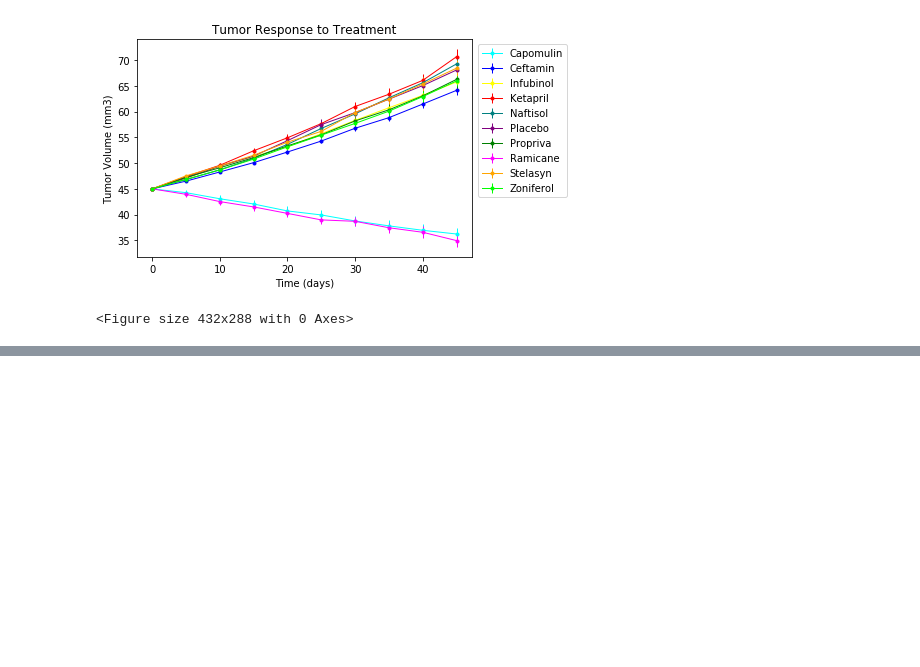
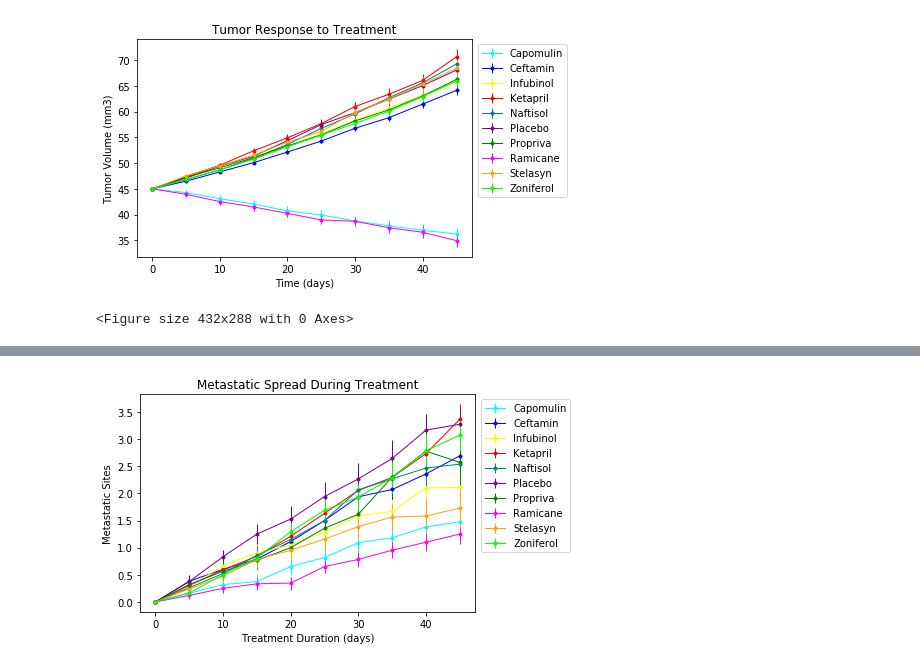
Before and after one commit to michellebrucato/Matplotlib_Challenge, a Jupyter notebook: Pymaceuticals/Pymaceuticals_Brucato.ipynb, the cells around one changed output, grey strips where cells are left out. Cells and saved outputs as stored; diff of their text form; code cells hidden in the pictures; blank space fills up the shorter version.

Commit message:
plot findings from metastatic spread over the treatment dataframe. Save plot image as Metastatic Spread.

```diff
--- a/Pymaceuticals/Pymaceuticals_Brucato.ipynb
+++ b/Pymaceuticals/Pymaceuticals_Brucato.ipynb
@@ -127,0 +130,9 @@ plt.savefig("Tumor_Response.png")
+# %%
+# Store the Mean Met. Site Data Grouped by Drug and Timepoint
+# Convert to DataFrame
+
+met_mean = merged_df.groupby(["Drug", "Timepoint"])["Metastatic Sites"].mean()
+met_mean_df = pd.DataFrame({"Metastatic Sites": met_mean}).reset_index()
+
+met_mean_df2 = met_mean_df.pivot(index="Timepoint", columns="Drug")["Metastatic Sites"]
+met_mean_df2
@@ -127,0 +152,9 @@ plt.savefig("Tumor_Response.png")
+# %%
+# Store the Standard Error associated with Met. Sites Grouped by Drug and Timepoint
+# Convert to DataFrame
+
+met_sem = merged_df.groupby(["Drug", "Timepoint"])["Metastatic Sites"].sem()
+met_sem_df = pd.DataFrame({"Metastatic Sites": met_sem}).reset_index()
+
+met_sem_df2 = met_sem_df.pivot(index="Timepoint", columns="Drug")["Metastatic Sites"]
+met_sem_df2
@@ -128,3 +174,35 @@ plt.savefig("Tumor_Response.png")
+# %%
+# Generate the Plot (with Error Bars)
+
+plt.errorbar(met_mean_df2.index, met_mean_df2["Capomulin"], yerr=met_sem_df2["Capomulin"],
+             color="cyan", linewidth=1, marker="o", markersize=3, label="Capomulin")
+plt.errorbar(met_mean_df2.index, met_mean_df2["Ceftamin"], yerr=met_sem_df2["Ceftamin"],
+             color="b", linewidth=1, marker="o", markersize=3, label="Ceftamin")
+plt.errorbar(met_mean_df2.index, met_mean_df2["Infubinol"], yerr=met_sem_df2["Infubinol"],
+             color="yellow", linewidth=1, marker="o", markersize=3, label="Infubinol")
+plt.errorbar(met_mean_df2.index, met_mean_df2["Ketapril"], yerr=met_sem_df2["Ketapril"],
+             color="r", linewidth=1, marker="o", markersize=3, label="Ketapril")
+plt.errorbar(met_mean_df2.index, met_mean_df2["Naftisol"], yerr=met_sem_df2["Naftisol"],
+             color="teal", linewidth=1, marker="o", markersize=3, label="Naftisol")
+plt.errorbar(met_mean_df2.index, met_mean_df2["Placebo"], yerr=met_sem_df2["Placebo"],
+             color="purple", linewidth=1, marker="o", markersize=3, label="Placebo")
+plt.errorbar(met_mean_df2.index, met_mean_df2["Propriva"], yerr=met_sem_df2["Propriva"],
+             color="g", linewidth=1, marker="o", markersize=3, label="Propriva")
+plt.errorbar(met_mean_df2.index, met_mean_df2["Ramicane"], yerr=met_sem_df2["Ramicane"],
+             color="magenta", linewidth=1, marker="o", markersize=3, label="Ramicane")
+plt.errorbar(met_mean_df2.index, met_mean_df2["Stelasyn"], yerr=met_sem_df2["Stelasyn"],
+             color="orange", linewidth=1, marker="o", markersize=3, label="Stelasyn")
+plt.errorbar(met_mean_df2.index, met_mean_df2["Zoniferol"], yerr=met_sem_df2["Zoniferol"],
+             color="lime", linewidth=1, marker="o", markersize=3, label="Zoniferol")
+
+plt.title("Metastatic Spread During Treatment")
+plt.xlabel("Treatment Duration (days)")
+plt.ylabel("Metastatic Sites")
+plt.legend(loc="upper right", bbox_to_anchor=(1.3,1))
+plt.show()
+plt.savefig("Metastatic_Spread.png")
+# %% [output]
+[figure, added]
 # %%
 # potential formulas
 
```
Also changed, not shown: parts of 3 cells of this notebook, 1 other file.
